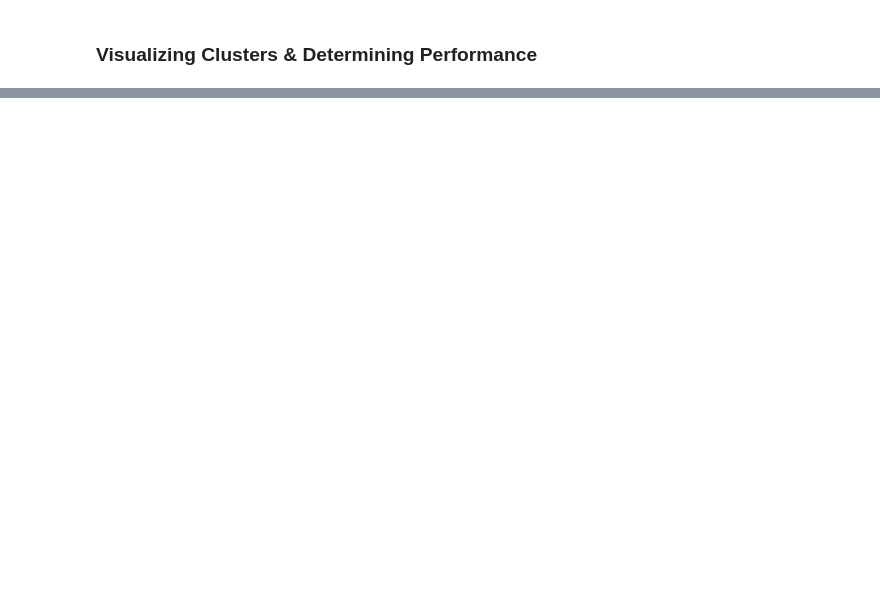
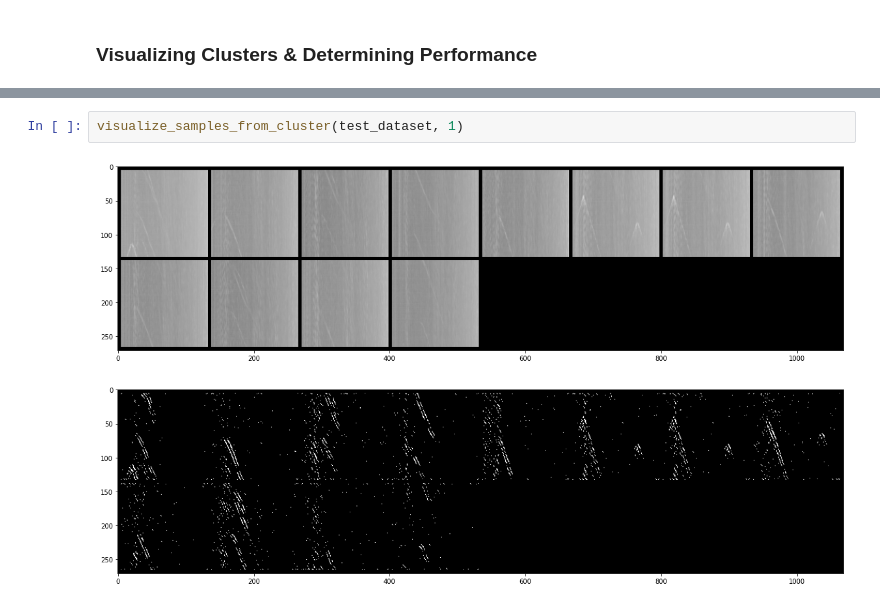
Before and after one commit to Ocean-Data-Lab/das-finwhale-vocalization, a Jupyter notebook: Notebooks/05_GMM Clustering.ipynb, the cells around one changed output, grey strips where cells are left out. Saved outputs shown, nothing was run; the diff lists cells and outputs as text; blank space fills up the shorter version.

```diff
--- a/Notebooks/05_GMM Clustering.ipynb
+++ b/Notebooks/05_GMM Clustering.ipynb
@@ -103,0 +226,5 @@ array([[ 2.07100617e-01,  1.08383300e+00, -4.19197977e-01,
+# %%
+visualize_samples_from_cluster(test_dataset, 1)
+# %% [output]
+[figure, added]
+[figure, added]
```
Also changed, not shown: parts of 18 cells of this notebook.
